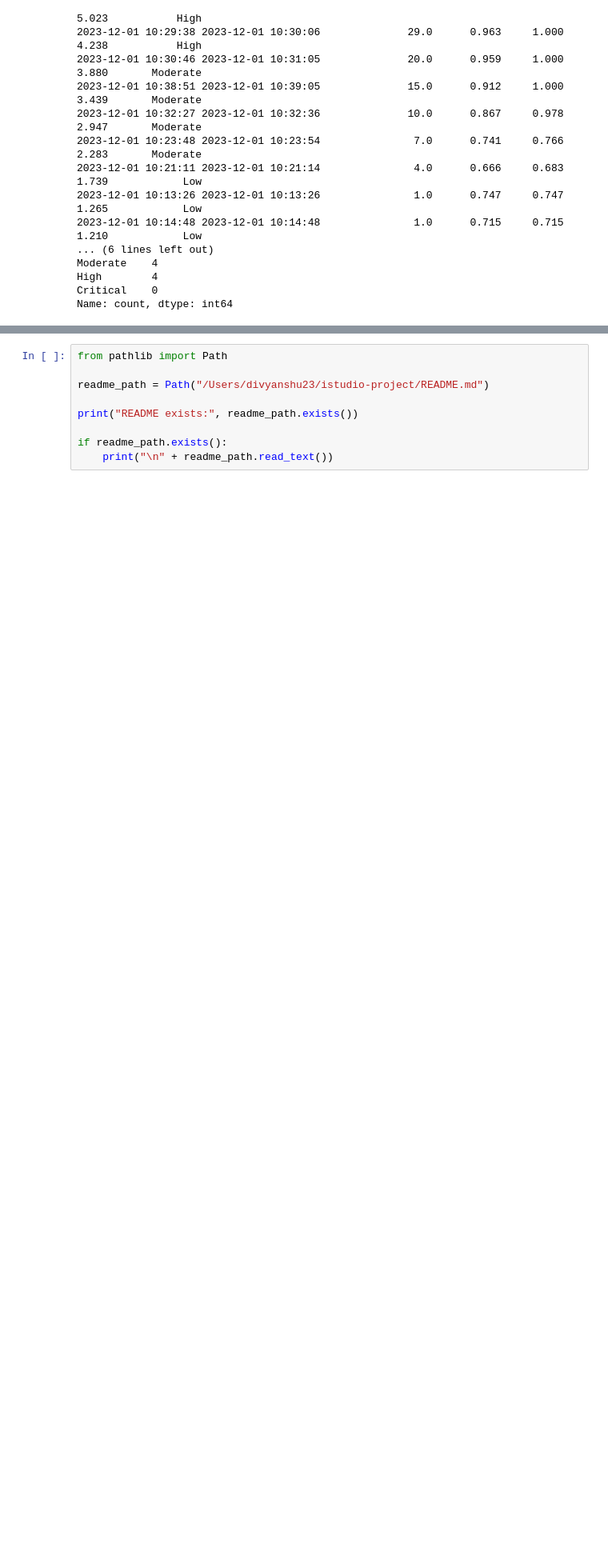
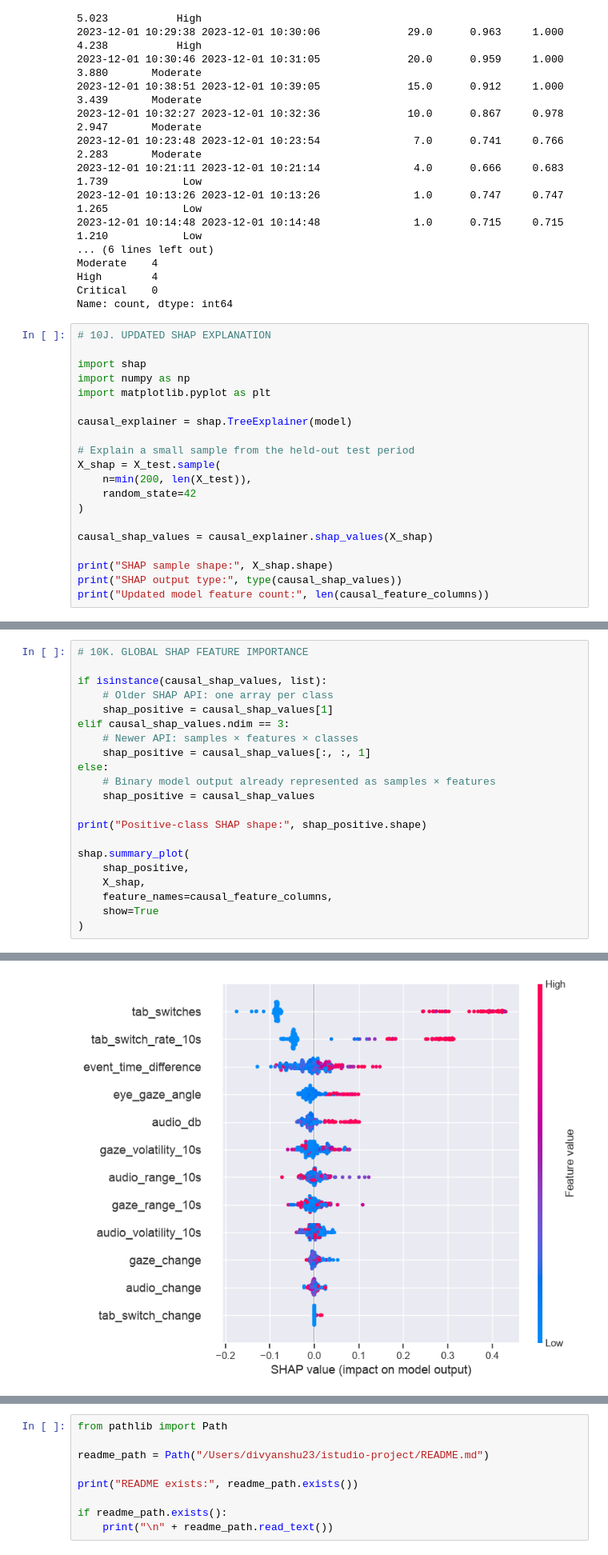
Before and after one commit to Divyanshuraj2350/executive-panopticon, a Jupyter notebook: notebooks/Executive_Panopticon.ipynb, the cells around one changed output, grey strips where cells are left out. Shown at 80% size. Cells and saved outputs as stored; diff of their text form; blank space fills up the shorter version.

Commit message:
Update causal model, SHAP analysis, and risk reports

```diff
--- a/notebooks/Executive_Panopticon.ipynb
+++ b/notebooks/Executive_Panopticon.ipynb
@@ -4113,3 +4425,23 @@ Moderate    4
 High        4
 Critical    0
 Name: count, dtype: int64
+# %%
+# 10J. UPDATED SHAP EXPLANATION
+
+import shap
+import numpy as np
+import matplotlib.pyplot as plt
+
+causal_explainer = shap.TreeExplainer(model)
+
+# Explain a small sample from the held-out test period
+X_shap = X_test.sample(
+    n=min(200, len(X_test)),
+    random_state=42
+)
+
+causal_shap_values = causal_explainer.shap_values(X_shap)
+
+print("SHAP sample shape:", X_shap.shape)
+print("SHAP output type:", type(causal_shap_values))
+print("Updated model feature count:", len(causal_feature_columns))
@@ -4115,0 +4452,22 @@ Name: count, dtype: int64
+# %%
+# 10K. GLOBAL SHAP FEATURE IMPORTANCE
+
+if isinstance(causal_shap_values, list):
+    # Older SHAP API: one array per class
+    shap_positive = causal_shap_values[1]
+elif causal_shap_values.ndim == 3:
+    # Newer API: samples × features × classes
+    shap_positive = causal_shap_values[:, :, 1]
+else:
+    # Binary model output already represented as samples × features
+    shap_positive = causal_shap_values
+
+print("Positive-class SHAP shape:", shap_positive.shape)
+
+shap.summary_plot(
+    shap_positive,
+    X_shap,
+    feature_names=causal_feature_columns,
+    show=True
+)
+# %% [output]
@@ -4115,0 +4475 @@ Name: count, dtype: int64
+[figure, added]
```
Also changed, not shown: parts of 26 cells of this notebook, 3 other files.
